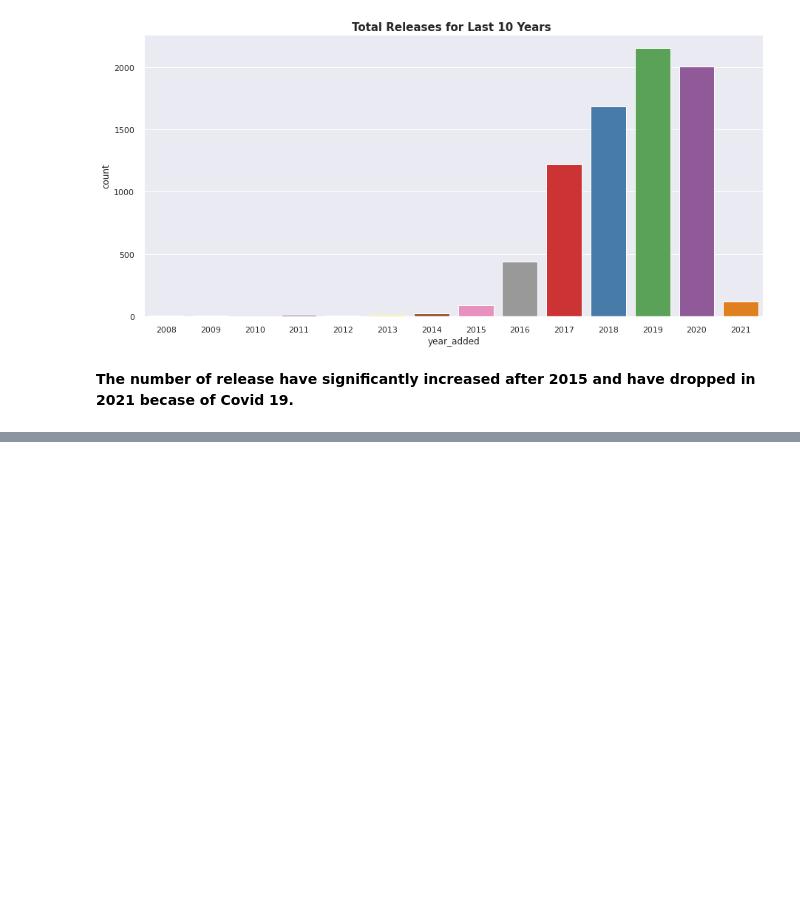
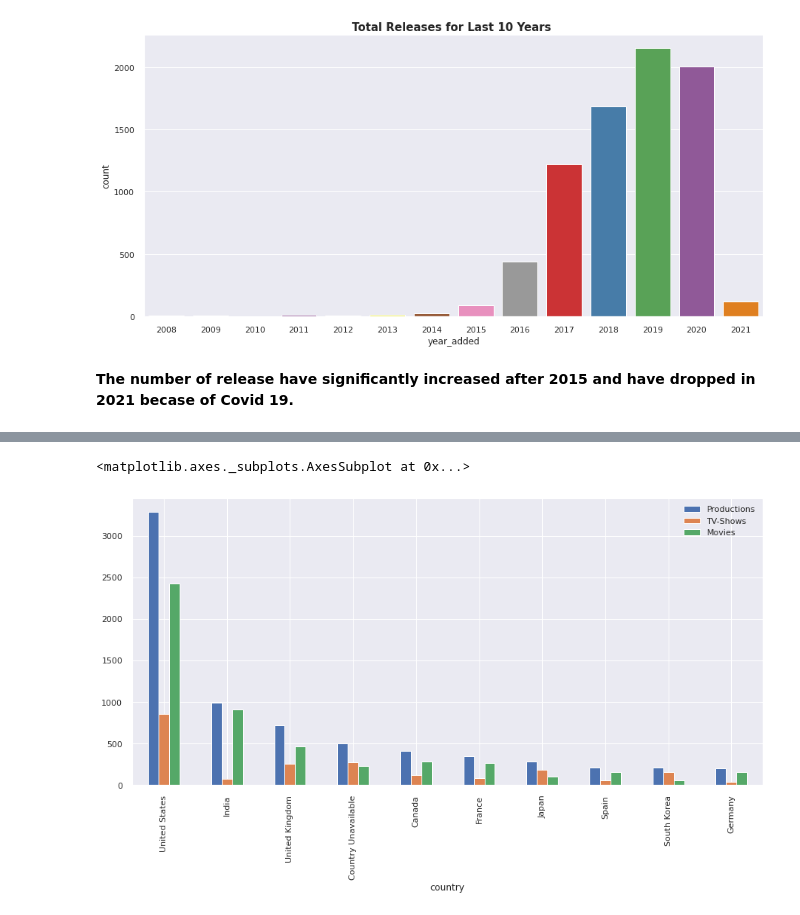
Before and after one commit to Bhushan271098/NETFLIX-MOVIES-AND-TV-SHOWS-CLUSTERING, a Jupyter notebook: Copy_of_NETFLIX_MOVIES_AND_TV_SHOWS_CLUSTERING.ipynb, the cells around one changed output, grey strips where cells are left out. Saved outputs shown, nothing was run; the diff lists cells and outputs as text; code cells hidden in the pictures; blank space fills up the shorter version.

```diff
--- a/Copy_of_NETFLIX_MOVIES_AND_TV_SHOWS_CLUSTERING.ipynb
+++ b/Copy_of_NETFLIX_MOVIES_AND_TV_SHOWS_CLUSTERING.ipynb
@@ -633,0 +694,23 @@ plt.show()
+# %%
+country_list=[]
+tv_show=[]
+movies=[]
+for i in range(0,len(df)):
+  if isinstance(df['country'].iloc[i] , str):
+    split=df['country'].iloc[i].split(',')
+    for k in split:
+      country_list.append(k.strip())
+      if df['type'].iloc[i]=='TV Show':
+        tv_show.append(k.strip())
+      if df['type'].iloc[i]== 'Movie':
+        movies.append(k.strip())
+production_country=list(set([(i,country_list.count(i),tv_show.count(i),movies.count(i)) for i in country_list]))
+# %%
+country_df= pd.DataFrame(production_country,columns=['country','Productions','TV-Shows','Movies'])
+country_df=country_df.sort_values('Productions',ascending=False)
+country_df=country_df.reset_index()
+country_df=country_df.drop('index',axis=1)
+# %%
+#Top 5 countries
+top_countries=country_df
+top_countries.head(5)
@@ -633,0 +724,5 @@ plt.show()
+# %%
+top_countries.head(10).plot(x="country", y=['Productions','TV-Shows','Movies'], kind="bar")
+# %% [output]
+<matplotlib.axes._subplots.AxesSubplot at 0x...>
+[figure, added]
```
Also changed, not shown: parts of 19 cells of this notebook.
